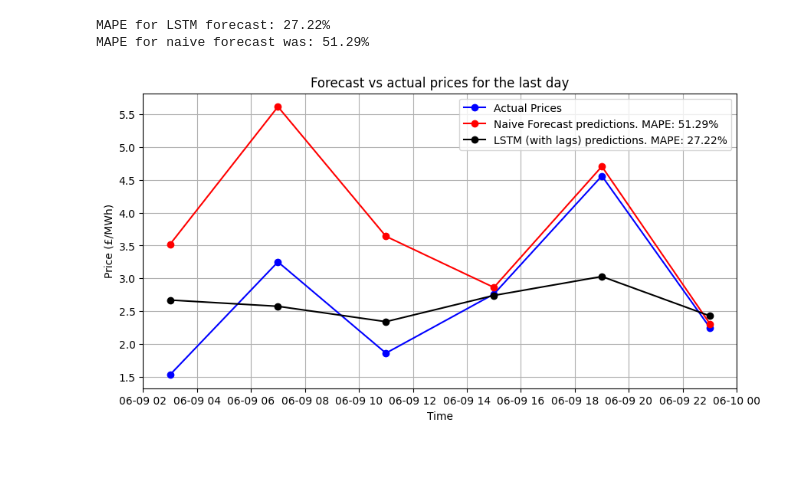
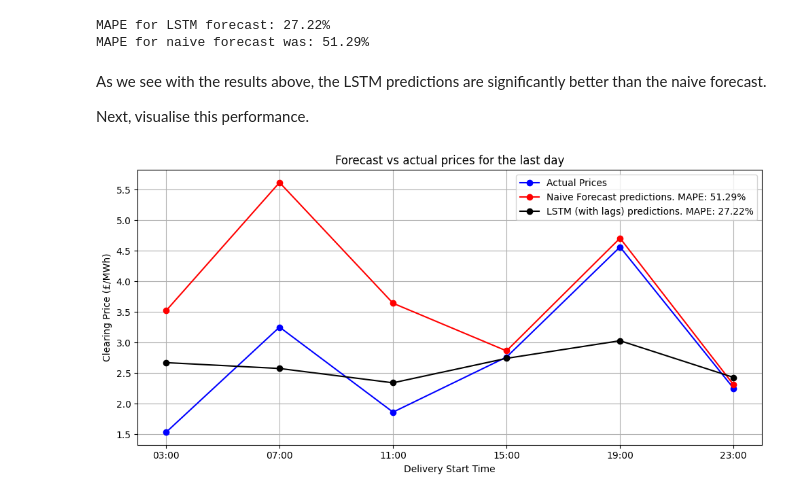
Before and after one commit to saxena-p/Energy-Price-Forecasting, a Jupyter notebook: study.ipynb, the cells around one changed output. Saved outputs shown, nothing was run; the diff lists cells and outputs as text; code cells hidden in the pictures; blank space fills up the shorter version.

Commit message:
Improved visualisation

```diff
--- a/study.ipynb
+++ b/study.ipynb
@@ -304,17 +304,30 @@ print(f"MAPE for naive forecast was: {mape_price_naive*100:.2f}%")
 # %% [output]
 MAPE for LSTM forecast: 27.22%
 MAPE for naive forecast was: 51.29%
-# %%
-plt.figure(figsize=(10, 5))
-plt.plot(timestamp, X_valid['clearingPrice'].iloc[-6:], marker='o', linestyle='-', color='blue', label='Actual Prices')
-plt.plot(timestamp, price_naive_forecast, marker='o', linestyle='-', color='red', label='Naive Forecast predictions. MAPE: {:.2f}%'.format(mape_price_naive * 100))
-plt.plot(timestamp, lstm_forecast[-6:], marker='o', linestyle='-', color='black', label='LSTM (with lags) predictions. MAPE: {:.2f}%'.format(mape_forecast * 100))
-plt.title('Forecast vs actual prices for the last day')
-plt.xlabel('Time')
-plt.ylabel('Price (£/MWh)')
-plt.legend()
-plt.grid(True)
-# Format x-tick labels as HH:MM
-plt.show()
-# %% [output]
-[figure, removed]
+# %% [markdown]
+As we see with the results above, the LSTM predictions are significantly better than the naive forecast.
+
+Next, visualise this performance.
+# %%
+fig, ax1 = plt.subplots(1, 1, figsize=(10, 5))
+
+timestamp = dcl_data.index[-6:]
+
+# First the price plot
+ax1.plot(timestamp, dcl_data['clearingPrice'].iloc[-6:], marker='o', linestyle='-', color='blue', label='Actual Prices')
+ax1.plot(timestamp, price_naive_forecast, marker='o', linestyle='-', color='red', label='Naive Forecast predictions. MAPE: {:.2f}%'.format(mape_price_naive * 100))
+ax1.plot(timestamp, lstm_forecast[-6:], marker='o', linestyle='-', color='black', label='LSTM (with lags) predictions. MAPE: {:.2f}%'.format(mape_forecast * 100))
+
+ax1.set_xlabel('Delivery Start Time')
+ax1.set_ylabel('Clearing Price (£/MWh)')
+ax1.set_title('Forecast vs actual prices for the last day')
+ax1.legend()
+
+ax1.set_xticks(timestamp) # Shows ticks only at actual data points
+ax1.set_xticklabels(timestamp.strftime("%H:%M"), rotation=0) # Shows only the hour and minute
+ax1.grid(True)
+
+plt.tight_layout()
+plt.show()
+# %% [output]
+[figure, added]
```
